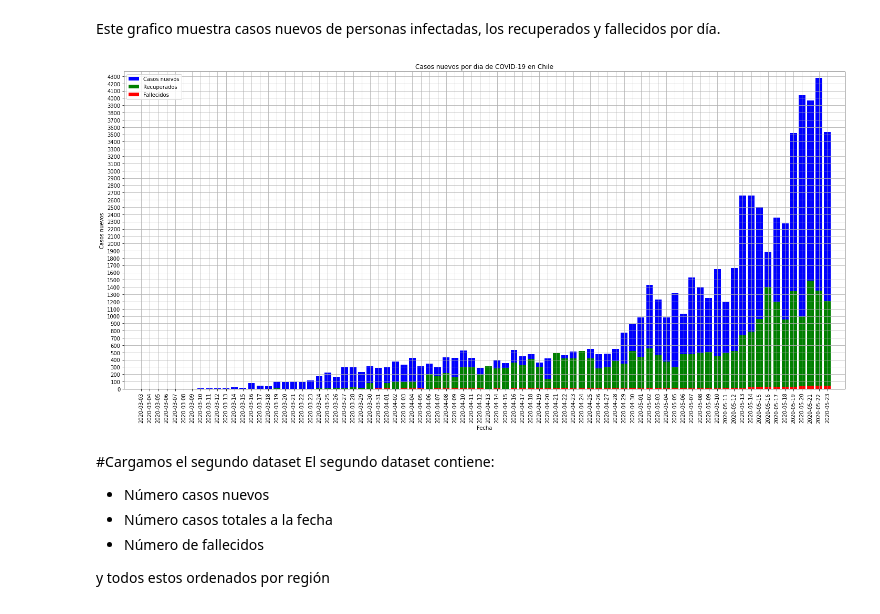
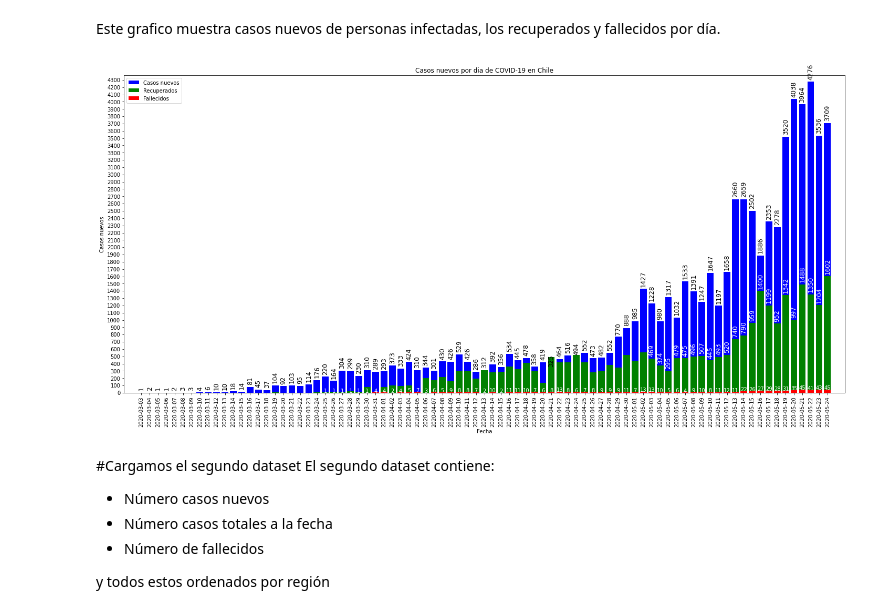
Before and after one commit to White-Mask/COVID-19-Chile-Coronavirus, a Jupyter notebook: Notebook/Analisis_COVID-19_chile.ipynb, the cells around one changed output. Cells and saved outputs as stored; diff of their text form; code cells hidden in the pictures.

```diff
--- a/Notebook/Analisis_COVID-19_chile.ipynb
+++ b/Notebook/Analisis_COVID-19_chile.ipynb
@@ -58,11 +58,14 @@ plt.xticks(mapeado,fq.Fecha,rotation='vertical')
 plt.margins(0.02)
 
 for i, v in enumerate(fq['Casos_totales_nuevos']):
-  plt.annotate(v, xy=(i, v),ha='left',rotation=-45)
+  if i%2==0:
+    plt.annotate(v, xy=(i, v),ha='left',rotation=-45)
 for i, v in enumerate(fq['Casos_fallecidos']):
-  plt.annotate(v, xy=(i, v),rotation=-45)
+  if i%2==0:
+    plt.annotate(v, xy=(i, v),rotation=-45)
 for i, v in enumerate(fq['recuperados a nivel nacional']):
-  plt.annotate(v, xy=(i, v),rotation=-45)
+  if i%2==0:
+    plt.annotate(v, xy=(i, v),rotation=-45)
 
 plt.show()
 # %% [output]
@@ -98,26 +101,36 @@ Este grafico muestra casos nuevos de personas infectadas, los recuperados y fall
 # %%
 import numpy as np
 
 fech = fq['Fecha']
 plt.bar(fech,fq.Casos_totales_dia,color='blue',label = 'Casos nuevos')
 #plt.bar(fech,fq['recuperados a nivel nacional'], color = 'green',label ='Recuperados')
 plt.bar(fech,C_recuperado_dia, color = 'green',label ='Recuperados')
 plt.bar(fech,C_fellecidos_dia, color = 'red',label = 'Fallecidos')
 
 
 plt.title("Casos nuevos por dia de COVID-19 en Chile")
 plt.xlabel("Fecha")
 plt.ylabel("Casos nuevos")
 mapeado2 = range(len(fq.Casos_totales_dia))
 plt.xticks(mapeado2,fq.Fecha,rotation='vertical')
 plt.yticks(np.arange(0,4500,step=100))
 plt.legend(loc = 'upper left')
 plt.tight_layout()
-plt.grid(True)
+#plt.grid(True)
 plt.margins(0.02)
+
+for i, v in enumerate(fq.Casos_totales_dia):
+  plt.annotate(v, xy=(i, v),xytext=(i, v+50),rotation=90,horizontalalignment='center',fontsize=12)
+for i, v in enumerate(C_recuperado_dia):
+  if i > 60:
+    plt.annotate(v, xy=(i, v),xytext=(i, v+50),rotation='vertical',color='white',horizontalalignment='center',fontsize=12)
+for i, v in enumerate(C_fellecidos_dia):
+  if i > 21:
+    plt.annotate(v, xy=(i, v),horizontalalignment='center',fontsize=10,color='white')
+
 plt.show()
 # %% [output]
-[figure, old version]
+[figure, new version]
 # %% [markdown]
 #Cargamos el segundo dataset
 El segundo dataset contiene:
```
Also changed, not shown: parts of 10 cells of this notebook, 7 other files.
